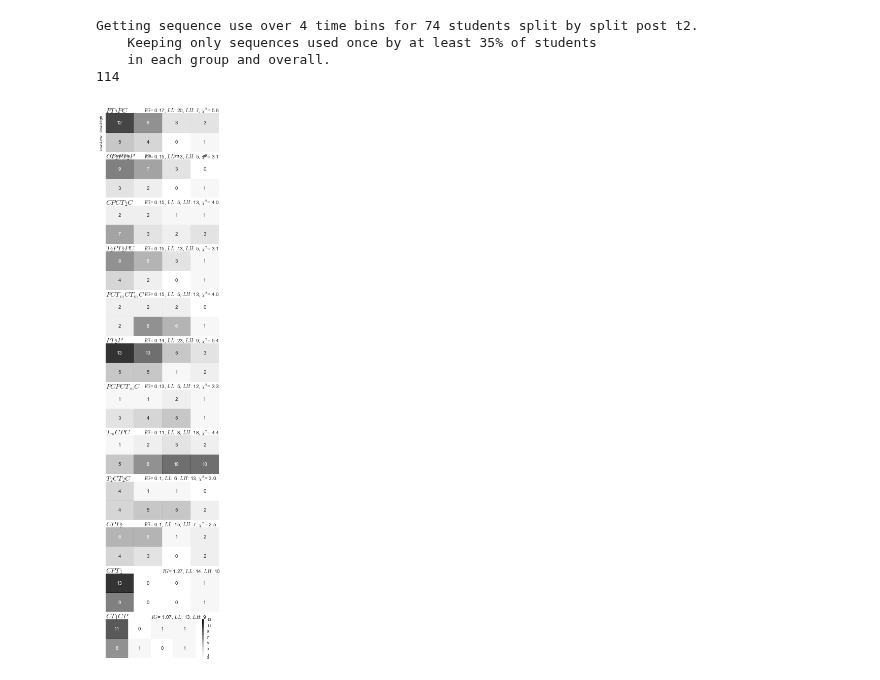
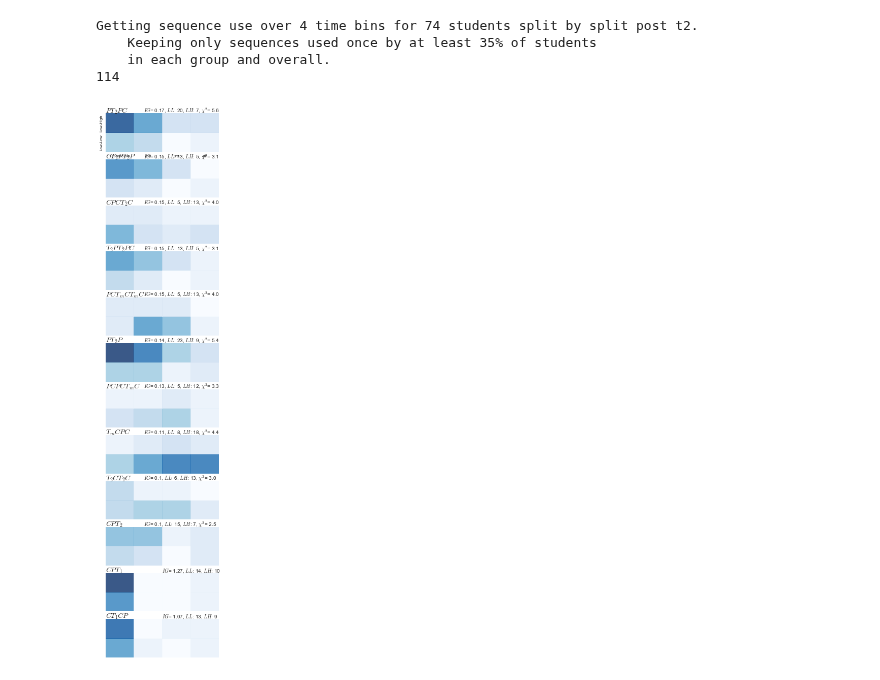
Before and after one commit to sperez8/Phet-log-analyzer, a Jupyter notebook: cck/temporal_sequence_infogain_mining.ipynb, the cells around one changed output. Drawn from its saved outputs; the diff is of its cells as text; code cells hidden in the pictures.

Commit message:
Changed heatmaps from grey to blue

```diff
--- a/cck/temporal_sequence_infogain_mining.ipynb
+++ b/cck/temporal_sequence_infogain_mining.ipynb
@@ -389,41 +405,41 @@ for i,(seq,ig) in enumerate(tops):
         ax.text(2.0,2.05, "$IG$= {0}, $LL$: {1}, $LH$: {2}".format(str(round(ig,2)),ll,hl), fontsize=10)
 
     # heatmap = ax.pcolor(data, cmap=plt.cm.Blues, alpha=0.8, vmin=0)
-    heatmap = sns.heatmap(data, ax=ax, cmap=plt.cm.Greys,alpha=0.8, vmin=0, vmax=maximum, cbar=False,
-                          annot=True) #, annot_kws={'fontweight':'bold'})
+    heatmap = sns.heatmap(data, ax=ax, cmap=plt.cm.Blues,alpha=0.8, vmin=0, vmax=maximum, cbar=False,
+                          annot=False) #, annot_kws={'fontweight':'bold'})
 
     if i==0:
         xlabels = map(str, np.arange(data.shape[1])+1)
         xlabels = ['1st time bin','2nd','3rd','4th']
         ax.set_xticklabels([],)
         ax.set_xticks(np.arange(data.shape[1]) + 0.5)
         ax.set_xticklabels(xlabels)
         ax.set_yticks(np.arange(data.shape[0]) + 0.5)
         ylabels = ['Low-Low','Low-High']
         ax.set_yticklabels(ylabels)
 
-        cbar = ax.figure.colorbar(ax.collections[0])
-        cbar.set_ticks([0,1,3,5,7,9,11,13])
-        cbar.set_ticklabels([0,1,3,5,7,9,11,13])
+#         cbar = ax.figure.colorbar(ax.collections[0])
+#         cbar.set_ticks([0,1,3,5,7,9,11,13])
+#         cbar.set_ticklabels([0,1,3,5,7,9,11,13])
     else:
         ax.set_xticklabels(['','','',''])
         ax.set_yticklabels(['',''])
 
 
 
 #     cbar = ax.figure.colorbar(ax.collections[0])
 #     cbar.set_ticks([0,1,3,5,7,9,11,13])
 #     cbar.set_ticklabels([0,1,3,5,7,9,11,13])
 
     fig.set_size_inches(4,1.6*len(all_seqs))
     ax.set_frame_on(False)
 #     ax.tick_params(
 #         axis='both',        # changes apply to both the x and y-axis
 #         which='both',       # both major and minor ticks are affected
 #         bottom='off',       # ticks along the those edges are off
 #         right='off',
 #         left='off',
 #         top='off')
 fig.savefig('figs/heatmap_all.svg')
 # %% [output]
-[figure, old version]
+[figure, new version]
```
Also changed, not shown: parts of 1 cell of this notebook, 5 other files.
